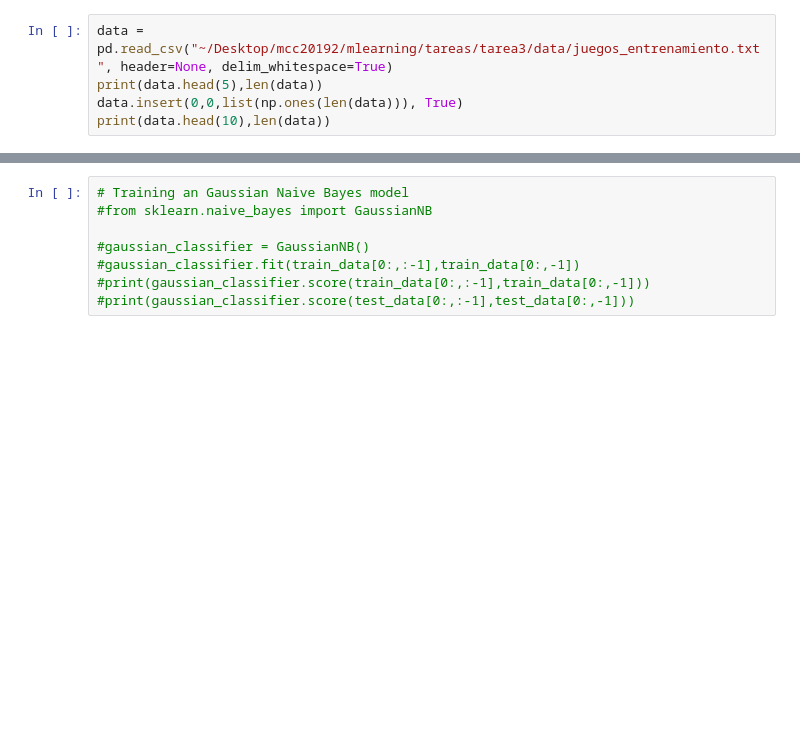
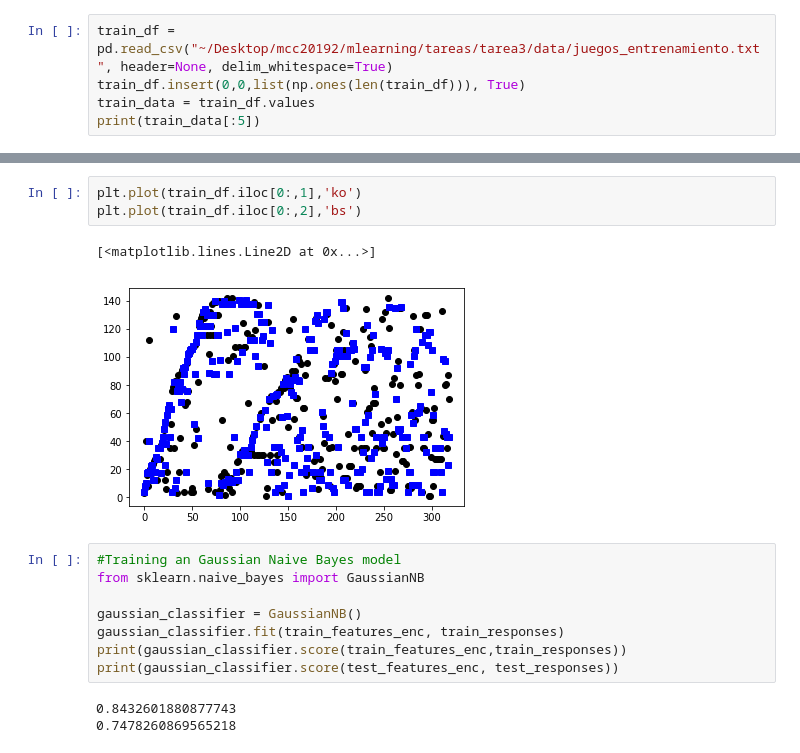
Before and after one commit to erickgrm/machine-learning, a Jupyter notebook: tareas/tarea3/problema3_t2.ipynb, the cells around one changed output, grey strips where cells are left out. Drawn from its saved outputs; the diff is of its cells as text; blank space fills up the shorter version.

```diff
--- a/tareas/tarea3/problema3_t2.ipynb
+++ b/tareas/tarea3/problema3_t2.ipynb
@@ -8,6 +11,6 @@ from custom_routines import custom_routines as cr
 # %%
-data = pd.read_csv("~/Desktop/mcc20192/mlearning/tareas/tarea3/data/juegos_entrenamiento.txt", header=None, delim_whitespace=True)
-print(data.head(5),len(data))
-data.insert(0,0,list(np.ones(len(data))), True)
-print(data.head(10),len(data))
+train_df = pd.read_csv("~/Desktop/mcc20192/mlearning/tareas/tarea3/data/juegos_entrenamiento.txt", header=None, delim_whitespace=True)
+train_df.insert(0,0,list(np.ones(len(train_df))), True)
+train_data = train_df.values
+print(train_data[:5])
 # %% [output]
@@ -62,8 +51,17 @@ array([[1., 0., 0., ..., 0., 0., 1.],
+# %%
+plt.plot(train_df.iloc[0:,1],'ko')
+plt.plot(train_df.iloc[0:,2],'bs')
+# %% [output]
+[<matplotlib.lines.Line2D at 0x...>]
+[figure, added]
 # %%
-# Training an Gaussian Naive Bayes model
-#from sklearn.naive_bayes import GaussianNB
+#Training an Gaussian Naive Bayes model
+from sklearn.naive_bayes import GaussianNB
 
-#gaussian_classifier = GaussianNB()
-#gaussian_classifier.fit(train_data[0:,:-1],train_data[0:,-1])
-#print(gaussian_classifier.score(train_data[0:,:-1],train_data[0:,-1]))
-#print(gaussian_classifier.score(test_data[0:,:-1],test_data[0:,-1]))
+gaussian_classifier = GaussianNB()
+gaussian_classifier.fit(train_features_enc, train_responses)
+print(gaussian_classifier.score(train_features_enc,train_responses))
+print(gaussian_classifier.score(test_features_enc, test_responses))
+# %% [output]
+0.8432601880877743
+0.7478260869565218
```
Also changed, not shown: parts of 17 cells of this notebook, 3 other files.
